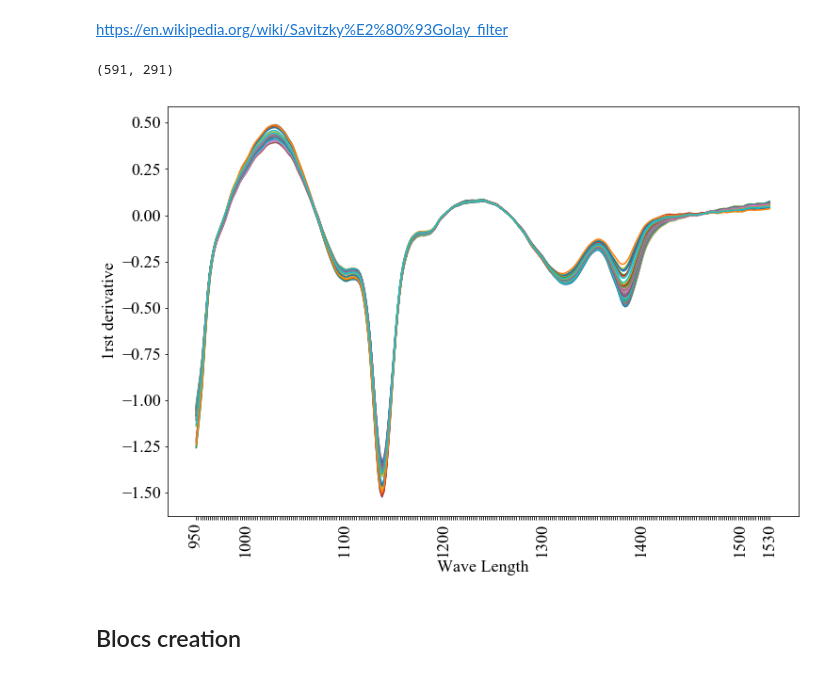
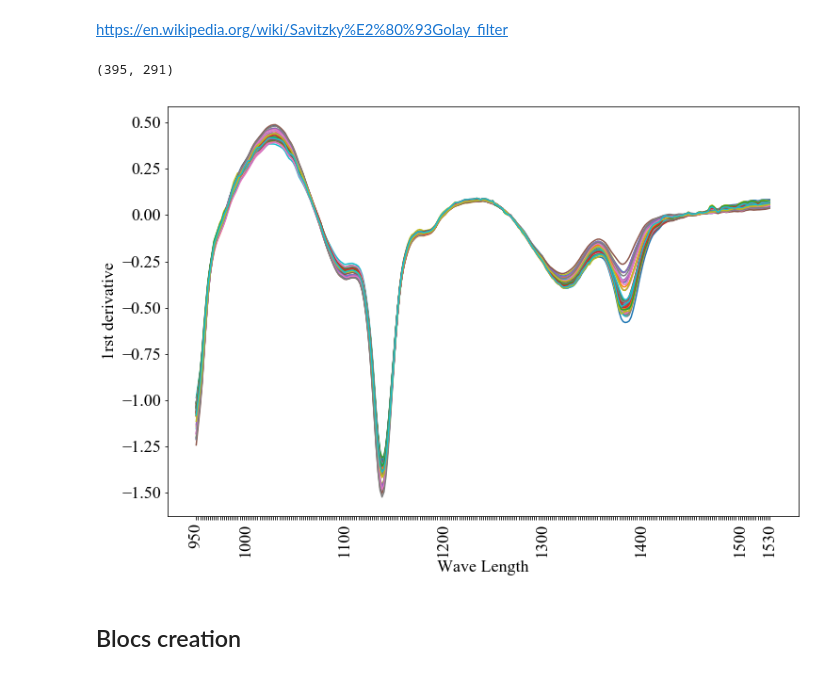
Before and after one commit to rudloffl/open-nirs, a Jupyter notebook: notebooks/C1 - regression elasticnet.ipynb, the cells around one changed output. Cells and saved outputs as stored; diff of their text form; code cells hidden in the pictures.

```diff
--- a/notebooks/C1 - regression elasticnet.ipynb
+++ b/notebooks/C1 - regression elasticnet.ipynb
@@ -48,3 +52,5 @@ kf = KFold(n_splits=5, shuffle=False, random_state=47)
+# %%
+X_train, X_test, y_train, y_test = train_test_split(spectra, spectra['target'], test_size=0.33, random_state=42)
 # %% [markdown]
 ## Savgol filter
 # %% [markdown]
@@ -72,23 +78,23 @@ class Savgol(BaseEstimator, TransformerMixin):
 
 params={'window_length':5, 'polyorder':2, 'deriv':1}
 savgol = Savgol(**params)
-savgol.fit_transform(spectra).shape
+savgol.fit_transform(X_train).shape
 # %% [output]
-(591, 291)
+(395, 291)
 # %%
-df = savgol.transform(spectra)
+df = savgol.transform(X_train)
 df.head(50).T.plot(legend=None, figsize=(12,8))
 #plt.title('Spectras - 1rst derivative')
 plt.xlabel('Wave Length') #,fontname="Times New Roman", fontsize=18
 plt.ylabel('1rst derivative')
 #plt.yticks(fontname="Times New Roman", fontsize=18)
 #plt.xticks(fontname="Times New Roman", fontsize=18)
 
 plt.xticks(np.arange(len(df.columns)), [v if (int(v) % 100 == 0) or k==0 or k==len(df.columns)-1 else '' for (k,v) in enumerate(df.columns)], rotation=90)
 plt.savefig('genera - raw Spectras - 1rst derivative.png')
 plt.show()
 # %% [output]
-[figure, old version]
+[figure, new version]
 # %% [markdown]
 ## Blocs creation
 # %%
```
Also changed, not shown: parts of 41 cells of this notebook, 4 other files.
